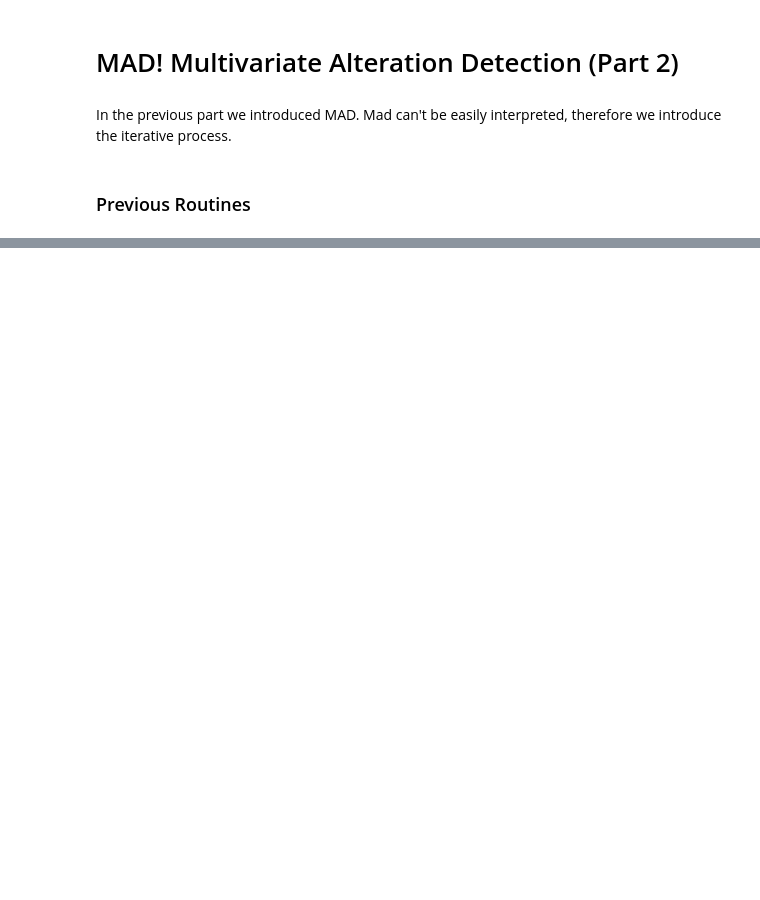
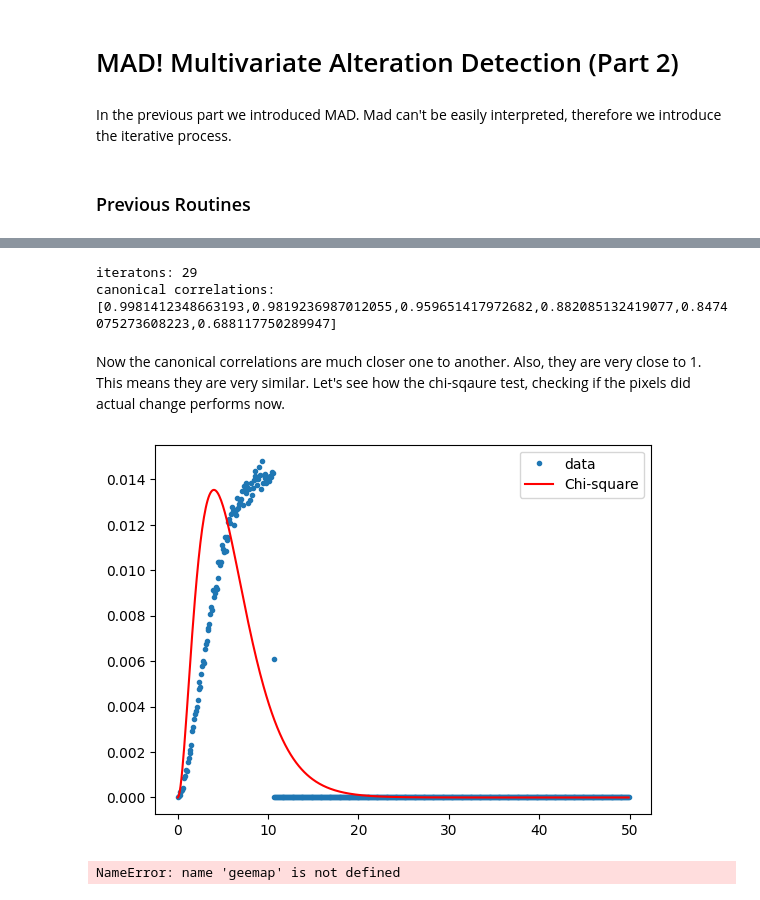
Before and after one commit to Girjoaba/SatVis, a Jupyter notebook: satvis/notebooks/mad/mad_change_detection2.ipynb, the cells around one changed output, grey strips where cells are left out. Saved outputs shown, nothing was run; the diff lists cells and outputs as text; code cells hidden in the pictures; blank space fills up the shorter version.

```diff
--- a/satvis/notebooks/mad/mad_change_detection2.ipynb
+++ b/satvis/notebooks/mad/mad_change_detection2.ipynb
@@ -27,0 +192,3 @@ from pprint import pprint  # for pretty printing
+# %%
+asset_path = f'{EXPORT_PATH}LandkreisOlpe'
+run_imad(aoi, im1.select(visirbands), im2.select(visirbands), asset_path)
@@ -27,0 +212,46 @@ from pprint import pprint  # for pretty printing
+# %%
+im_imad = ee.Image(
+    f'{EXPORT_PATH}LandkreisOlpe7Bands').select(0, 1, 2, 3, 4, 5)
+im_z = ee.Image(
+    f'{EXPORT_PATH}LandkreisOlpe7Bands').select(6).rename('Z')
+niter = im_imad.get('niter').getInfo()
+rhos = ee.List(im_imad.get('rhos')).getInfo()
+print('iteratons: %i'%niter)
+print('canonical correlations: %s'%rhos)
+# %% [output]
+iteratons: 29
+canonical correlations: [0.9981412348663193,0.9819236987012055,0.959651417972682,0.882085132419077,0.8474075273608223,0.688117750289947]
+# %% [markdown]
+Now the canonical correlations are much closer one to another. Also, they are very close to 1. This means they are very similar. Let's see how the chi-sqaure test, checking if the pixels did actual change performs now.
+# %%
+scale = 20
+# p-values image
+pval = chi2cdf(im_z, 6).subtract(1).multiply(-1).rename('pval') # 1 - CDF(x)
+# No-change mask (use p-values greater than 0.1)
+# any pixel with probability greater than 0.1 we assume to be no change
+noChangeMask = pval.gt(0.1)
+
+hist = im_z.updateMask(noChangeMask).reduceRegion(ee.Reducer \
+           .fixedHistogram(0, 50, 500), aoi, scale=scale, maxPixels=1e11).get('Z') \
+           .getInfo()
+a = np.array(hist)
+x = a[:, 0]                     # array of bucket edge positions
+y = a[:, 1]/np.sum(a[:, 1])     # normalized array of buckets contents
+plt.plot(x, y, '.', label='data')
+# The chi-square distribution with 6 degrees of freedom.
+plt.plot(x, chi2.pdf(x, 6)/10, '-r', label='Chi-square')
+plt.legend()
+plt.show()
+# %% [output]
+[figure, added]
+# %%
+M1 = geemap.Map()
+M1.centerObject(aoi, 11)
+# display_ls(im1.select(visbands), M2, 'Image 1')
+# display_ls(im2.select(visbands), M2, 'Image 2')
+# display_ls(diff, M2, 'Difference')
+display_ls(im_imad.select('iMAD1', 'iMAD2', 'iMAD3'), M1, 'iMAD123', True)
+
+M1
+# %% [output]
+NameError: name 'geemap' is not defined
```
Also changed, not shown: parts of 40 cells of this notebook, 2 other files.
